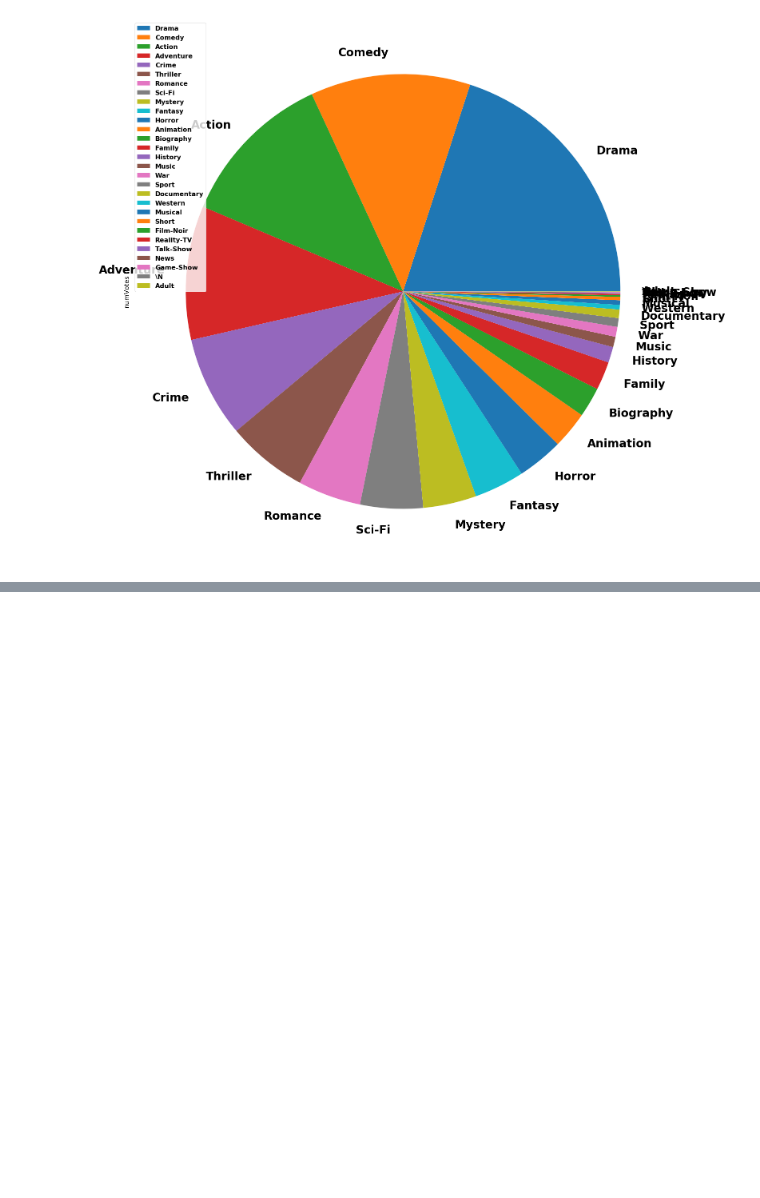
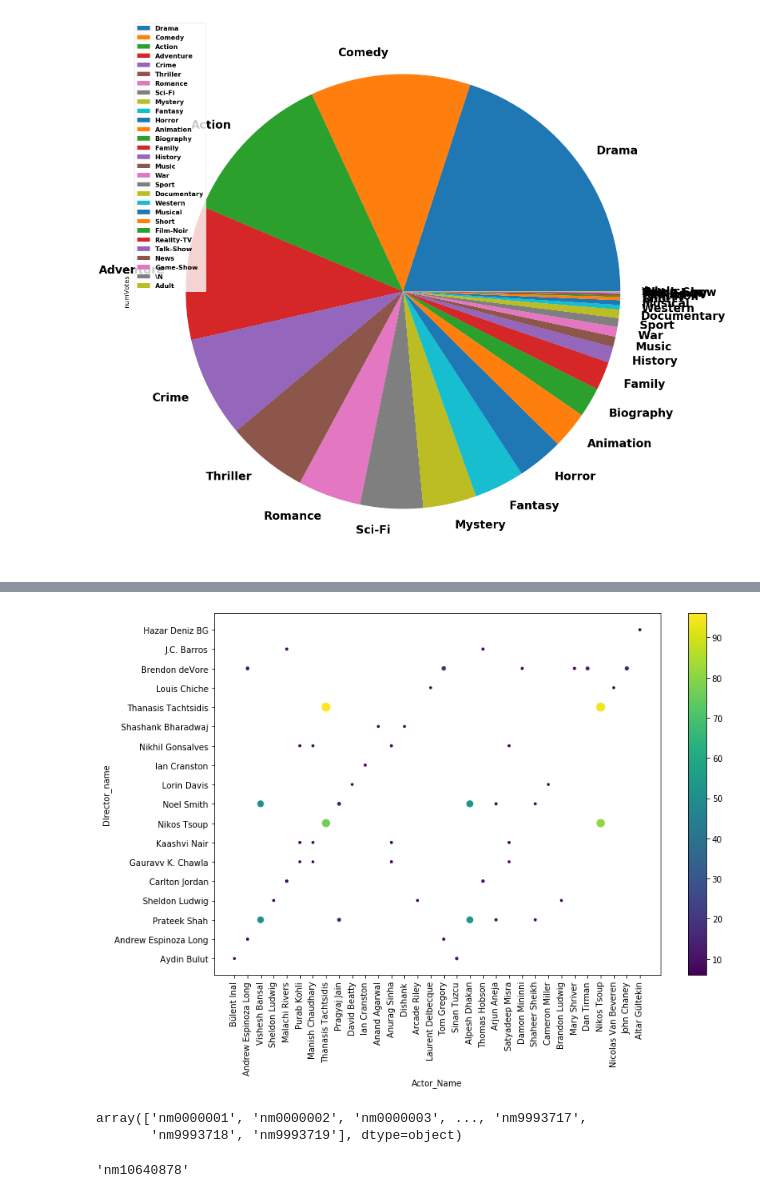
Before and after one commit to ganeshk312/IMDB, a Jupyter notebook: IMDB_most voted genre.ipynb, the cells around one changed output, grey strips where cells are left out. Drawn from its saved outputs; the diff is of its cells as text; code cells hidden in the pictures; blank space fills up the shorter version.

```diff
--- a/IMDB_most voted genre.ipynb
+++ b/IMDB_most voted genre.ipynb
@@ -199,0 +716,3 @@ title_ratings_mean
+# %%
+new_pair2.rename(columns={'primaryName':'actor'},inplace=True)
+new_pair2
@@ -199,0 +737,6 @@ title_ratings_mean
+# %%
+new_pair2=new_pair2.merge(name,left_on='directors',right_on='nconst',)
+new_pair2=new_pair2.drop('directors',axis=1)
+new_pair2=new_pair2.drop('nconst',axis=1)
+new_pair2.rename(columns={'primaryName':'directors'},inplace=True)
+new_pair2
@@ -199,0 +761,3 @@ title_ratings_mean
+# %%
+new_pair2=new_pair2.sort_values(by='Count_10',ignore_index=True,ascending=False)
+new_pair2
@@ -199,0 +782,22 @@ title_ratings_mean
+# %%
+new_pair2=new_pair2.sample(frac=1).reset_index(drop=True)
+# %%
+plt.figure(figsize=(12,8))
+sc=plt.scatter(new_pair2.actor,new_pair2.directors,s=new_pair2.Count_10,c=new_pair2.Count_10)
+plt.colorbar(sc)
+plt.xticks(rotation=90)
+plt.xlabel("Actor_Name")
+plt.ylabel("DIrector_name")
+#plt.annotate(xy=(new_pair2.index,new_pair2.index),new_pair2.Count_10)
+plt.show()
+# %% [output]
+[figure, added]
+# %%
+np.asarray(name.nconst)
+# %% [output]
+array(['nm0000001', 'nm0000002', 'nm0000003', ..., 'nm9993717',
+       'nm9993718', 'nm9993719'], dtype=object)
+# %%
+new_pair.actor[0]
+# %% [output]
+'nm10640878'
```
Also changed, not shown: parts of 91 cells of this notebook.
